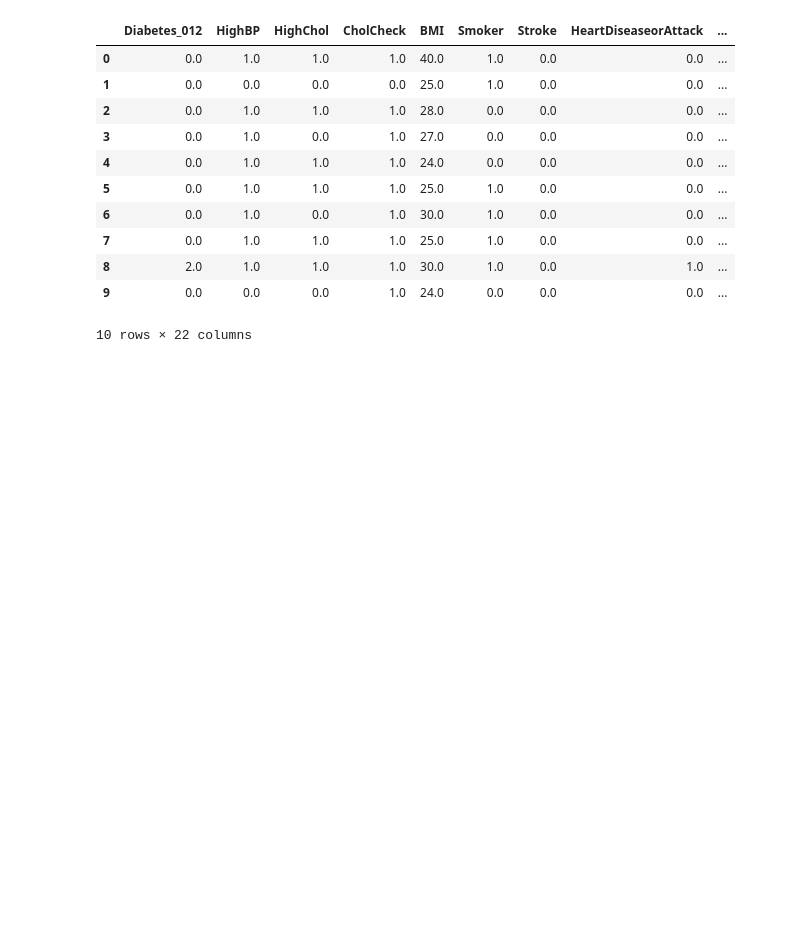
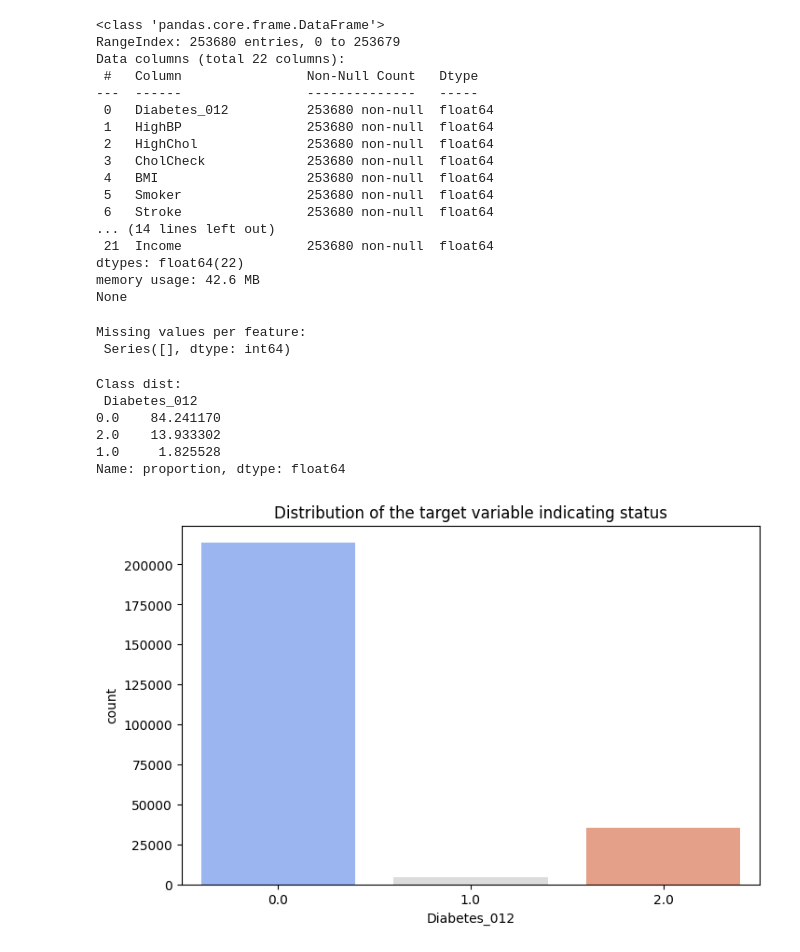
Before and after one commit to QHCeng/AML, a Jupyter notebook: main.ipynb, the cells around one changed output. Cells and saved outputs as stored; diff of their text form; code cells hidden in the pictures; blank space fills up the shorter version.

```diff
--- a/main.ipynb
+++ b/main.ipynb
@@ -3,16 +10,46 @@ import pandas as pd
 # %%
 df= pd.read_csv('diabetes_012_health_indicators_BRFSS2015.csv')
-df.head(10)
+print(df.info())
 # %% [output]
-|  | Diabetes_012 | HighBP | HighChol | CholCheck | BMI | Smoker | Stroke | HeartDiseaseorAttack | ... |
-| 0 | 0.0 | 1.0 | 1.0 | 1.0 | 40.0 | 1.0 | 0.0 | 0.0 | ... |
-| 1 | 0.0 | 0.0 | 0.0 | 0.0 | 25.0 | 1.0 | 0.0 | 0.0 | ... |
-| 2 | 0.0 | 1.0 | 1.0 | 1.0 | 28.0 | 0.0 | 0.0 | 0.0 | ... |
-| 3 | 0.0 | 1.0 | 0.0 | 1.0 | 27.0 | 0.0 | 0.0 | 0.0 | ... |
-| 4 | 0.0 | 1.0 | 1.0 | 1.0 | 24.0 | 0.0 | 0.0 | 0.0 | ... |
-| 5 | 0.0 | 1.0 | 1.0 | 1.0 | 25.0 | 1.0 | 0.0 | 0.0 | ... |
-| 6 | 0.0 | 1.0 | 0.0 | 1.0 | 30.0 | 1.0 | 0.0 | 0.0 | ... |
-| 7 | 0.0 | 1.0 | 1.0 | 1.0 | 25.0 | 1.0 | 0.0 | 0.0 | ... |
-| 8 | 2.0 | 1.0 | 1.0 | 1.0 | 30.0 | 1.0 | 0.0 | 1.0 | ... |
-| 9 | 0.0 | 0.0 | 0.0 | 1.0 | 24.0 | 0.0 | 0.0 | 0.0 | ... |
-10 rows × 22 columns
+<class 'pandas.core.frame.DataFrame'>
+RangeIndex: 253680 entries, 0 to 253679
+Data columns (total 22 columns):
+ #   Column                Non-Null Count   Dtype
+---  ------                --------------   -----
+ 0   Diabetes_012          253680 non-null  float64
+ 1   HighBP                253680 non-null  float64
+ 2   HighChol              253680 non-null  float64
+ 3   CholCheck             253680 non-null  float64
+ 4   BMI                   253680 non-null  float64
+ 5   Smoker                253680 non-null  float64
+ 6   Stroke                253680 non-null  float64
+... (14 lines left out)
+ 21  Income                253680 non-null  float64
+dtypes: float64(22)
+memory usage: 42.6 MB
+None
+# %%
+# Checking for missing values
+missing_vals= df.isnull().sum()
+print('Missing values per feature:\n',missing_vals[missing_vals>0])
+# %% [output]
+Missing values per feature:
+ Series([], dtype: int64)
+# %%
+# Checking class imbalance
+print('Class dist:\n',df['Diabetes_012'].value_counts(normalize=True)*100)
+# %% [output]
+Class dist:
+ Diabetes_012
+0.0    84.241170
+2.0    13.933302
+1.0     1.825528
+Name: proportion, dtype: float64
+# %%
+# Class dist for the target feature
+plt.figure(figsize=(8,5))
+sns.countplot(x=df['Diabetes_012'],palette='coolwarm')
+plt.title('Distribution of the target variable indicating status')
+plt.show()
+# %% [output]
+[figure, added]
```
Also changed, not shown: parts of 8 cells of this notebook.
